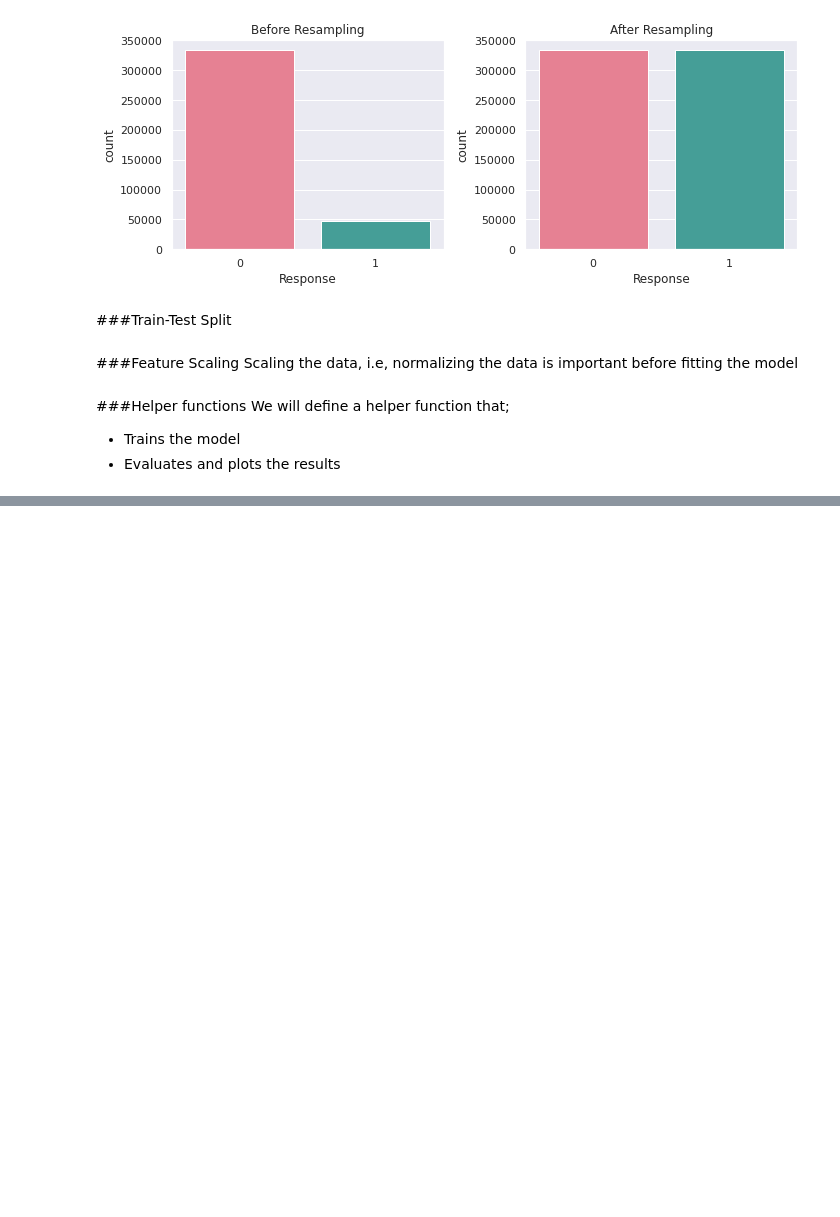
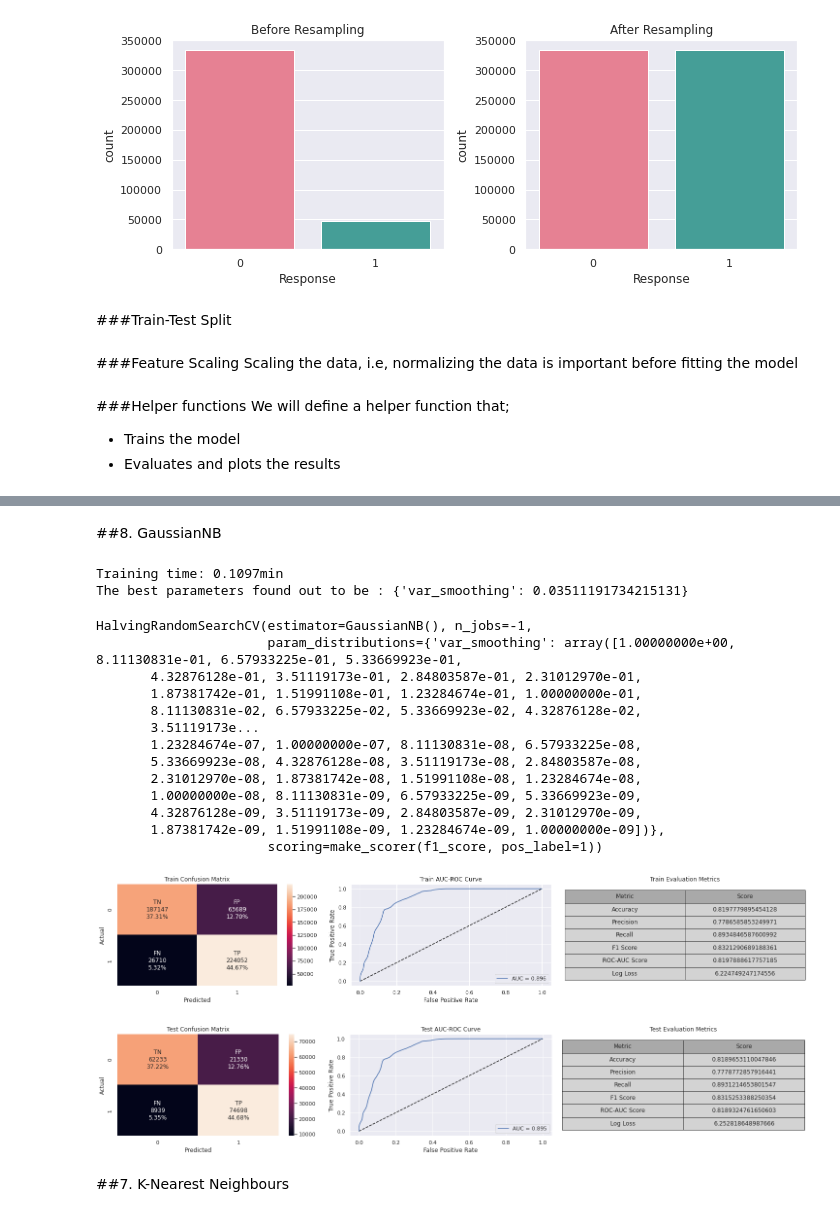
Before and after one commit to shadabsgit/ML-Classification-Capstone-Project, a Jupyter notebook: HEALTH_INSURANCE_CROSS_SELL_PREDICTION.ipynb, the cells around one changed output, grey strips where cells are left out. Drawn from its saved outputs; the diff is of its cells as text; code cells hidden in the pictures; blank space fills up the shorter version.

```diff
--- a/HEALTH_INSURANCE_CROSS_SELL_PREDICTION.ipynb
+++ b/HEALTH_INSURANCE_CROSS_SELL_PREDICTION.ipynb
@@ -604,0 +702,34 @@ def model_eval(model, X_train, X_test, y_train, y_test):
+# %% [markdown]
+##8. GaussianNB
+# %%
+# Classifier
+gnb = GaussianNB()
+
+# HYperparameter Grid
+grid = {'var_smoothing': np.logspace(0,-9, num=100)}
+
+# Halving_Randomized_Search_CV to find the best parameters
+gnb_hpt = HalvingRandomSearchCV(gnb, param_distributions = grid, scoring = scorer, cv=5, n_jobs=-1)
+
+#Fit and evaluate
+model_eval(gnb_hpt, X_train, X_test, y_train, y_test)
+# %% [output]
+Training time: 0.1097min
+The best parameters found out to be : {'var_smoothing': 0.03511191734215131}
+HalvingRandomSearchCV(estimator=GaussianNB(), n_jobs=-1,
+                      param_distributions={'var_smoothing': array([1.00000000e+00, 8.11130831e-01, 6.57933225e-01, 5.33669923e-01,
+       4.32876128e-01, 3.51119173e-01, 2.84803587e-01, 2.31012970e-01,
+       1.87381742e-01, 1.51991108e-01, 1.23284674e-01, 1.00000000e-01,
+       8.11130831e-02, 6.57933225e-02, 5.33669923e-02, 4.32876128e-02,
+       3.51119173e...
+       1.23284674e-07, 1.00000000e-07, 8.11130831e-08, 6.57933225e-08,
+       5.33669923e-08, 4.32876128e-08, 3.51119173e-08, 2.84803587e-08,
+       2.31012970e-08, 1.87381742e-08, 1.51991108e-08, 1.23284674e-08,
+       1.00000000e-08, 8.11130831e-09, 6.57933225e-09, 5.33669923e-09,
+       4.32876128e-09, 3.51119173e-09, 2.84803587e-09, 2.31012970e-09,
+       1.87381742e-09, 1.51991108e-09, 1.23284674e-09, 1.00000000e-09])},
+                      scoring=make_scorer(f1_score, pos_label=1))
+[figure, added]
+[figure, added]
+# %% [markdown]
+##7. K-Nearest Neighbours
```
Also changed, not shown: parts of 22 cells of this notebook.
